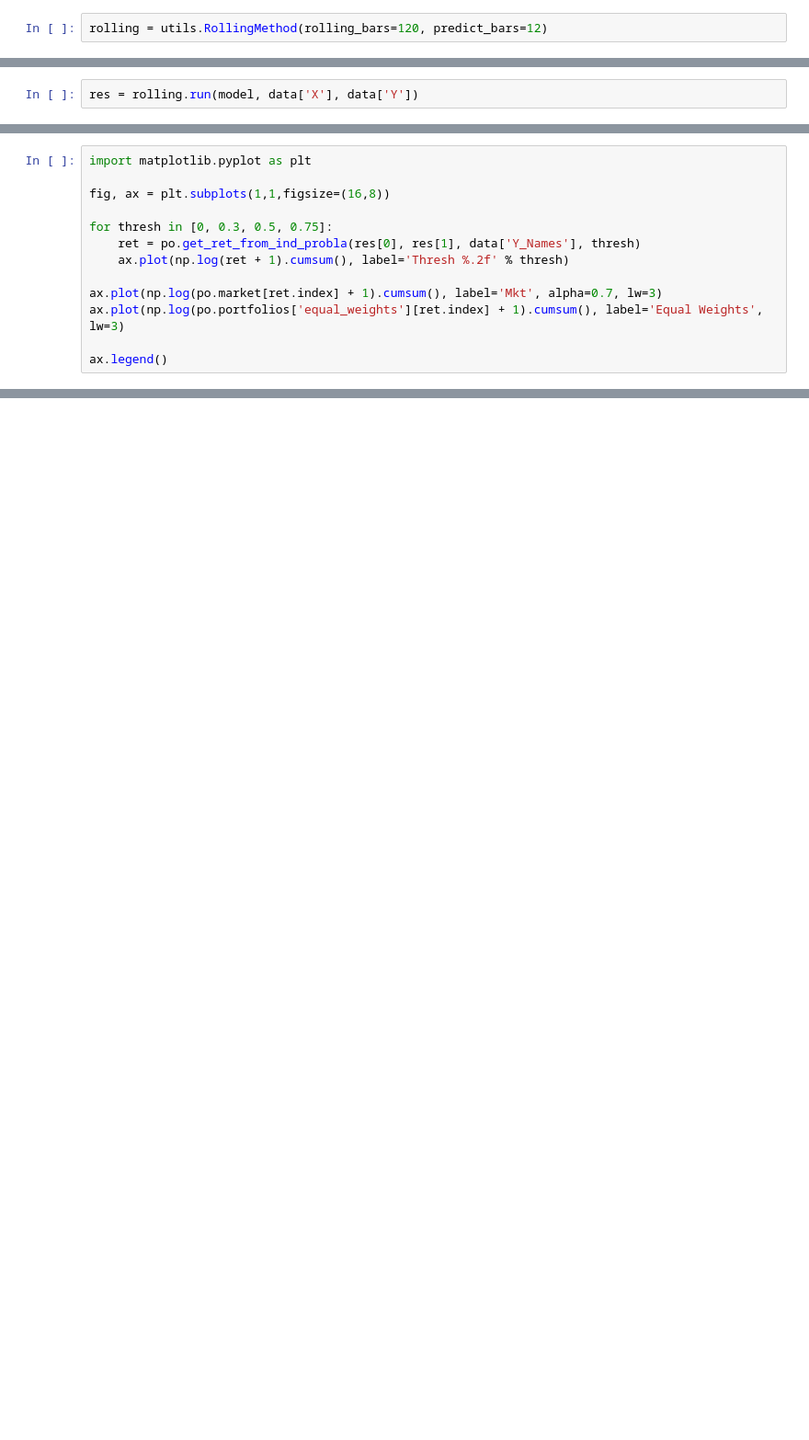
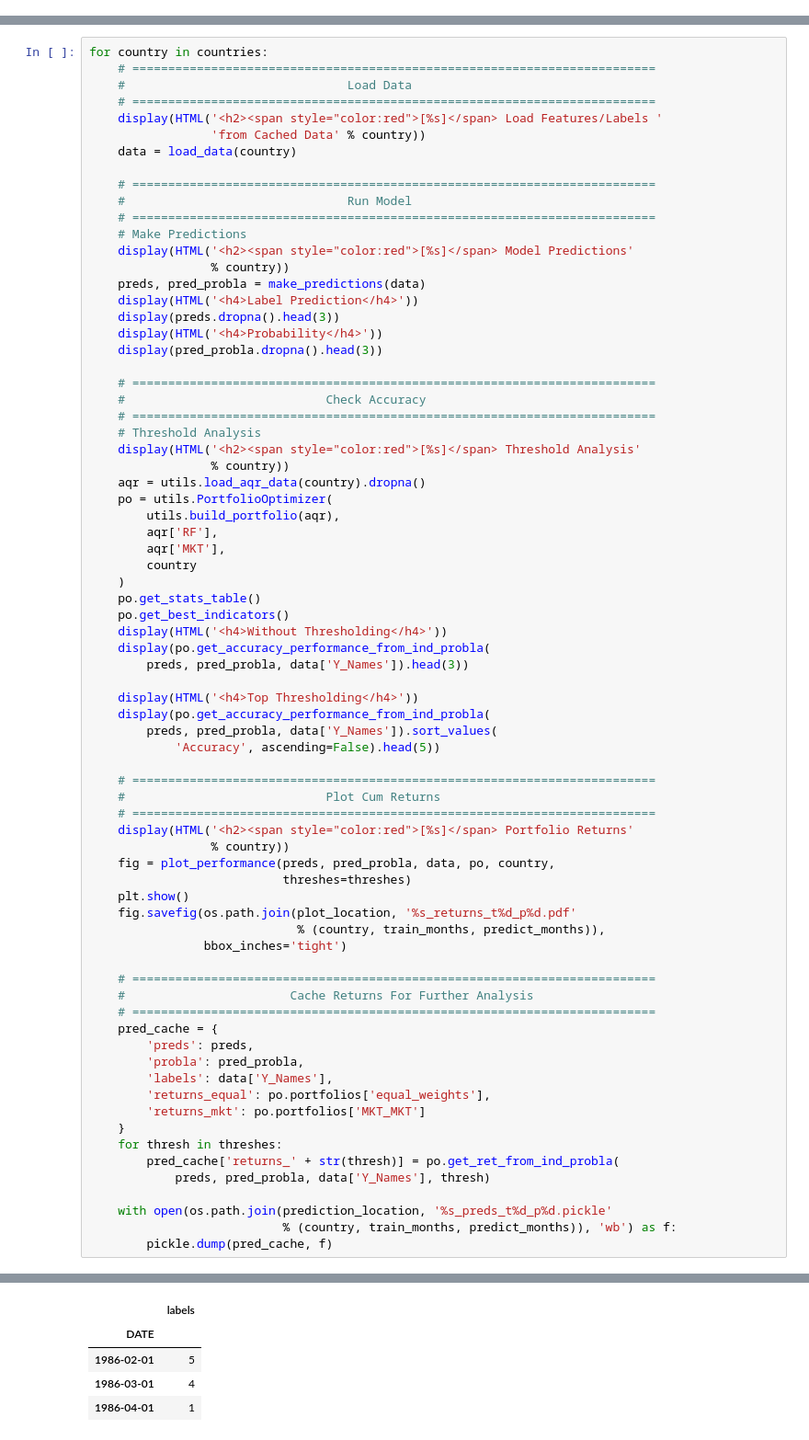
Before and after one commit to amritprasad/MFE_DAM, a Jupyter notebook: Prediction/05_rolling_classification_model.ipynb, the cells around one changed output, grey strips where cells are left out. Shown: that part at 92% size. Saved outputs shown, nothing was run; the diff lists cells and outputs as text; blank space fills up the shorter version.

Commit message:
📈 [analysis] finished modeling framework

```diff
--- a/Prediction/05_rolling_classification_model.ipynb
+++ b/Prediction/05_rolling_classification_model.ipynb
@@ -48,2 +15,0 @@ Y = data['Y'].iloc[:, 1:]
-# %%
-rolling = utils.RollingMethod(rolling_bars=120, predict_bars=12)
@@ -57,2 +15,0 @@ model = utils.LightGBM(params_space=params_space)
-# %%
-res = rolling.run(model, data['X'], data['Y'])
@@ -114,13 +15,0 @@ Top Thresholding
-# %%
-import matplotlib.pyplot as plt
-
-fig, ax = plt.subplots(1,1,figsize=(16,8))
-
-for thresh in [0, 0.3, 0.5, 0.75]:
-    ret = po.get_ret_from_ind_probla(res[0], res[1], data['Y_Names'], thresh)
-    ax.plot(np.log(ret + 1).cumsum(), label='Thresh %.2f' % thresh)
-
-ax.plot(np.log(po.market[ret.index] + 1).cumsum(), label='Mkt', alpha=0.7, lw=3)
-ax.plot(np.log(po.portfolios['equal_weights'][ret.index] + 1).cumsum(), label='Equal Weights', lw=3)
-
-ax.legend()
@@ -129,0 +95,75 @@ ax.legend()
+# %%
+for country in countries:
+    # =========================================================================
+    #                               Load Data
+    # =========================================================================
+    display(HTML('<h2><span style="color:red">[%s]</span> Load Features/Labels '
+                 'from Cached Data' % country))
+    data = load_data(country)
+
+    # =========================================================================
+    #                               Run Model
+    # =========================================================================
+    # Make Predictions
+    display(HTML('<h2><span style="color:red">[%s]</span> Model Predictions'
+                 % country))
+    preds, pred_probla = make_predictions(data)
+    display(HTML('<h4>Label Prediction</h4>'))
+    display(preds.dropna().head(3))
+    display(HTML('<h4>Probability</h4>'))
+    display(pred_probla.dropna().head(3))
+
+    # =========================================================================
+    #                            Check Accuracy
+    # =========================================================================
+    # Threshold Analysis
+    display(HTML('<h2><span style="color:red">[%s]</span> Threshold Analysis'
+                 % country))
+    aqr = utils.load_aqr_data(country).dropna()
+    po = utils.PortfolioOptimizer(
+        utils.build_portfolio(aqr),
+        aqr['RF'],
+        aqr['MKT'],
+        country
+    )
+    po.get_stats_table()
+    po.get_best_indicators()
+    display(HTML('<h4>Without Thresholding</h4>'))
+    display(po.get_accuracy_performance_from_ind_probla(
+        preds, pred_probla, data['Y_Names']).head(3))
+
+    display(HTML('<h4>Top Thresholding</h4>'))
+    display(po.get_accuracy_performance_from_ind_probla(
+        preds, pred_probla, data['Y_Names']).sort_values(
+            'Accuracy', ascending=False).head(5))
+
+    # =========================================================================
+    #                            Plot Cum Returns
+    # =========================================================================
+    display(HTML('<h2><span style="color:red">[%s]</span> Portfolio Returns'
+                 % country))
+    fig = plot_performance(preds, pred_probla, data, po, country,
+                           threshes=threshes)
+    plt.show()
+    fig.savefig(os.path.join(plot_location, '%s_returns_t%d_p%d.pdf'
+                             % (country, train_months, predict_months)),
+                bbox_inches='tight')
+
+    # =========================================================================
+    #                       Cache Returns For Further Analysis
+    # =========================================================================
+    pred_cache = {
+        'preds': preds,
+        'probla': pred_probla,
+        'labels': data['Y_Names'],
+        'returns_equal': po.portfolios['equal_weights'],
+        'returns_mkt': po.portfolios['MKT_MKT']
+    }
+    for thresh in threshes:
+        pred_cache['returns_' + str(thresh)] = po.get_ret_from_ind_probla(
+            preds, pred_probla, data['Y_Names'], thresh)
+
+    with open(os.path.join(prediction_location, '%s_preds_t%d_p%d.pickle'
+                           % (country, train_months, predict_months)), 'wb') as f:
+        pickle.dump(pred_cache, f)
+# %% [output]
@@ -129,0 +178,5 @@ ax.legend()
+|  | labels |
+| DATE |  |
+| 1986-02-01 | 5 |
+| 1986-03-01 | 4 |
+| 1986-04-01 | 1 |
```
Also changed, not shown: parts of 18 cells of this notebook, 1 other file.
